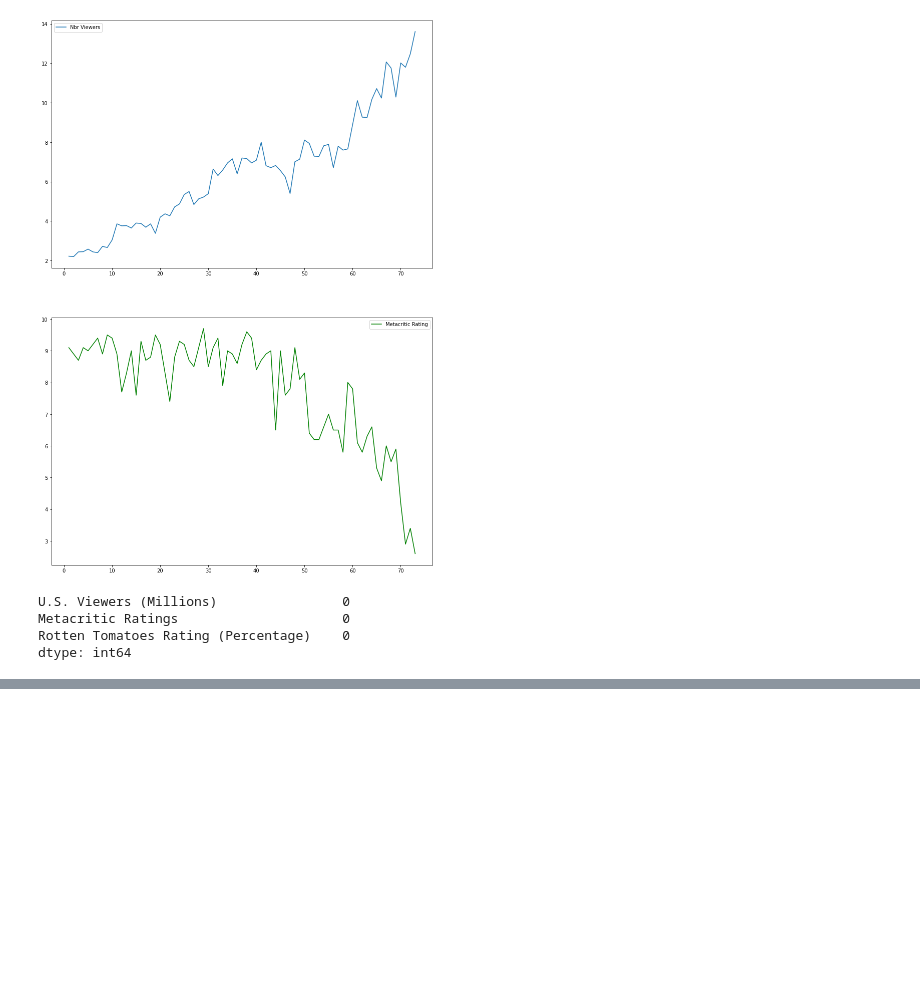
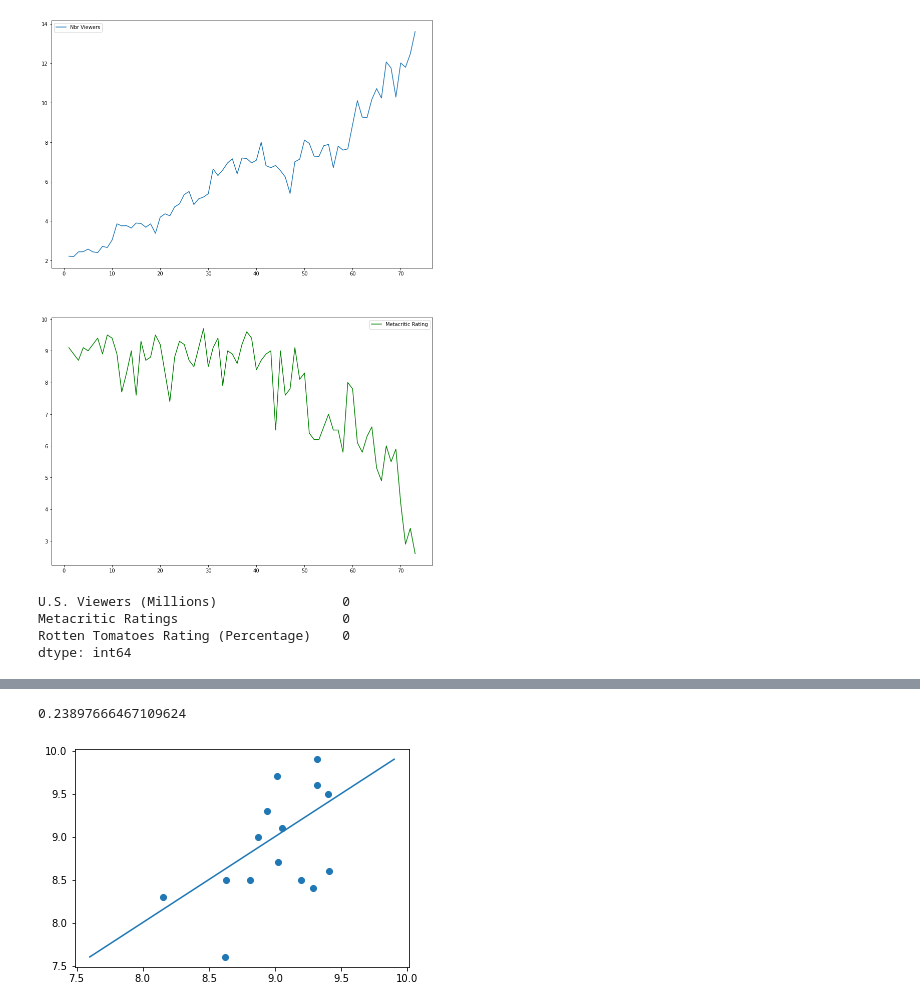
Before and after one commit to DalvikLoger/GameofThrones, a Jupyter notebook: Gameofthrone.ipynb, the cells around one changed output, grey strips where cells are left out. Saved outputs shown, nothing was run; the diff lists cells and outputs as text; code cells hidden in the pictures; blank space fills up the shorter version.

```diff
--- a/Gameofthrone.ipynb
+++ b/Gameofthrone.ipynb
@@ -114,7 +116,6 @@ B = df['Metacritic Ratings']
 C = df['Rotten Tomatoes Rating (Percentage)']
 X = pd.concat([A,B,C], axis=1)
 y = df['IMDb Rating']
-y = y.drop_duplicates()
 # %%
 X.isna().sum()
 # %% [output]
@@ -209,0 +218,4 @@ matrix
+# %%
+#Linear Regression
+lr = LinearRegression()
+lr.fit(X_train, y_train)
@@ -209,0 +245,10 @@ matrix
+# %%
+lr.score(X_test, y_test)
+# %% [output]
+0.23897666467109624
+# %%
+pred_test = lr.predict(X_test)
+plt.scatter(pred_test, y_test)
+plt.plot((y_test.min(), y_test.max()), (y_test.min(), y_test.max()));
+# %% [output]
+[figure, added]
```
Also changed, not shown: parts of 37 cells of this notebook, 14 other files.
